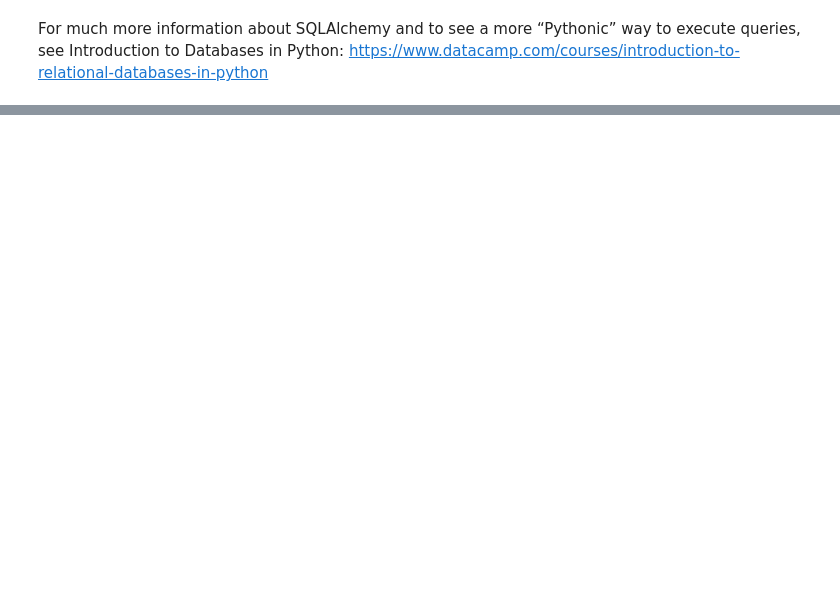
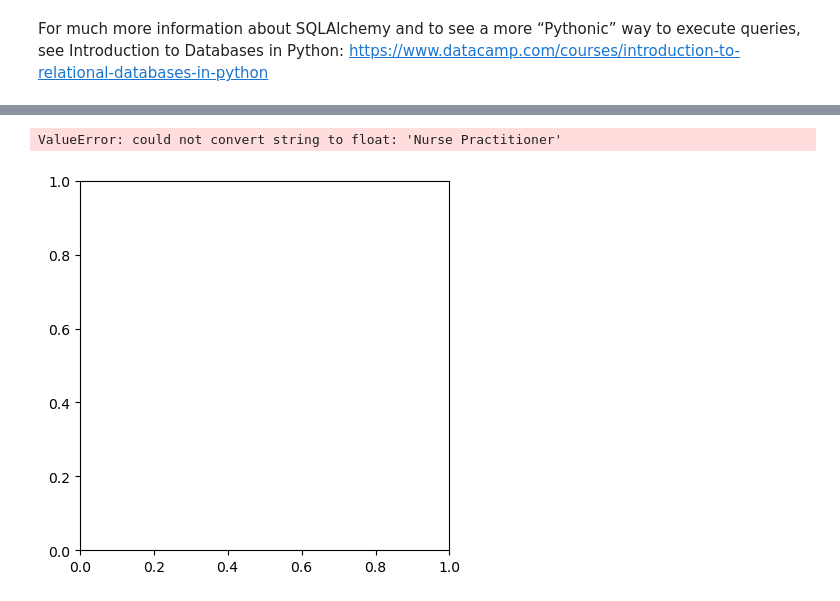
Before and after one commit to NSS-Data-Analytics-Cohort-12/prescribers-python-da12-v2-git-pushers, a Jupyter notebook: notebooks/prescribers.ipynb, the cells around one changed output, grey strips where cells are left out. Cells and saved outputs as stored; diff of their text form; code cells hidden in the pictures; blank space fills up the shorter version.

```diff
--- a/notebooks/prescribers.ipynb
+++ b/notebooks/prescribers.ipynb
@@ -101,0 +194,6 @@ For much more information about SQLAlchemy and to see a more “Pythonic” way
+# %%
+opioids_by_specialty = opioid_prescribers_top20.drop(columns=['name'])
+opioids_by_specialty = opioids_by_specialty.groupby(['specialty_description'], sort=True)['total_claims'].sum()
+opioids_by_specialty = opioids_by_specialty.sort_values(ascending=False)
+opioids_by_specialty = opioids_by_specialty.reset_index()
+opioids_by_specialty.head() #need to convert float to string in specialty_column
@@ -101,0 +212,6 @@ For much more information about SQLAlchemy and to see a more “Pythonic” way
+# %%
+plt.pie(opioids_by_specialty, labels=opioids_by_specialty['specialty_description'])
+plt.show()
+# %% [output]
+ValueError: could not convert string to float: 'Nurse Practitioner'
+[figure, added]
```
Also changed, not shown: parts of 19 cells of this notebook.
